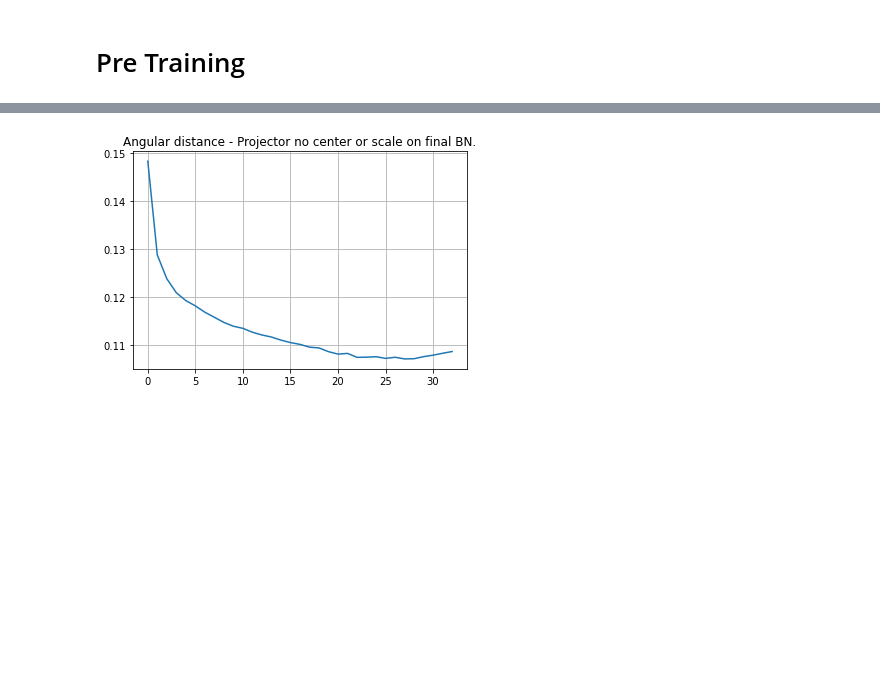
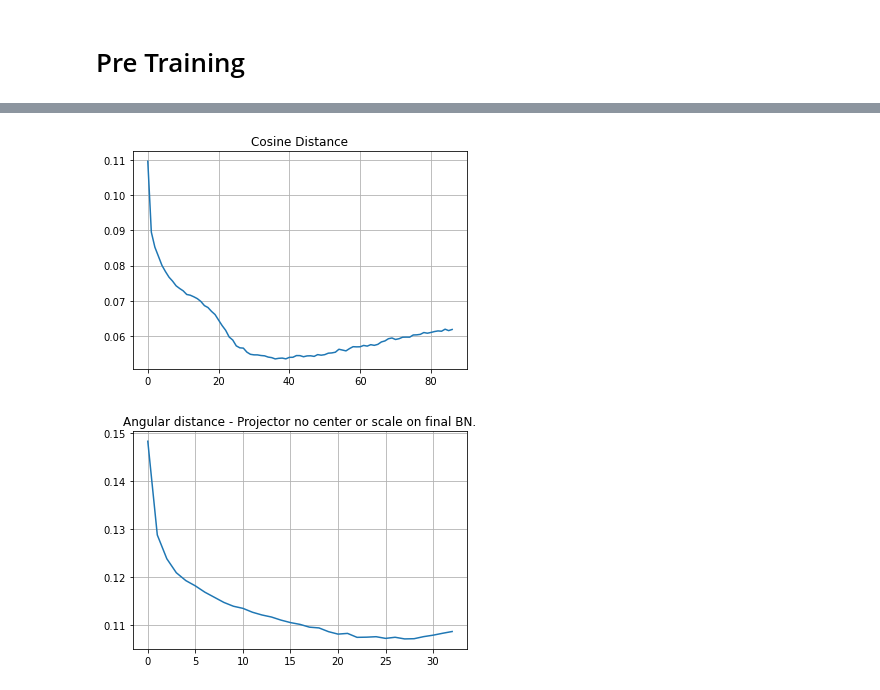
Before and after one commit to tensorflow/similarity, a Jupyter notebook: examples/unsupervised_hello_world.ipynb, the cells around one changed output, grey strips where cells are left out. Cells and saved outputs as stored; diff of their text form; code cells hidden in the pictures; blank space fills up the shorter version.

```diff
--- a/examples/unsupervised_hello_world.ipynb
+++ b/examples/unsupervised_hello_world.ipynb
@@ -145,18 +198,24 @@ ________________________________________________________________________________
 # %% [markdown]
 ## Predictor model
 # %%
-def get_predictor(dim, hiddin_dim=512, activation='relu'):
+def get_predictor(dim, hiddin_dim=512, activation="relu"):
     inputs = layers.Input(shape=(dim,))
 
-    x = layers.Dense(hiddin_dim, activation=activation, use_bias=False, kernel_regularizer=regularizers.l2(WEIGHT_DECAY))(inputs)
+    x = layers.Dense(
+        hiddin_dim,
+        activation=activation,
+        use_bias=False,
+        kernel_regularizer=regularizers.l2(WEIGHT_DECAY),
+    )(inputs)
     x = layers.BatchNormalization()(x)
 
     o = layers.Dense(dim)(x)
     projector = Model(inputs, o, name="predictor")
     return projector
 
-simsiam_predictor = get_predictor(2048)
-simsiam_predictor.summary()
+
+predictor = get_predictor(DIM)
+predictor.summary()
 # %% [output]
 Model: "predictor"
 _________________________________________________________________
@@ -179,15 +238,18 @@ _________________________________________________________________
 # %%
 # This loss is minimizing either the cosine distance or the angular
 # distance and should be between [0, 4]
-loss = SimSiamLoss(loss_type='angular_distance')
+loss = SimSiamLoss(projection_type="cosine_distance")
+# loss = Barlow()
 metrics = [[encoder_std], []]
 # %% [markdown]
 # Pre Training
 # %%
 contrastive_model = ContrastiveModel(
-    encoder_model=simsiam_encoder,
-    projector_model=simsiam_predictor,
-    swap_representation=True)
+    backbone_model=backbone,
+    projector_model=projector,
+    predictor_model=predictor,
+    method="simsiam",
+)
 
 early_stopping = tf.keras.callbacks.EarlyStopping(
     monitor="loss", patience=50, restore_best_weights=True
@@ -199,6 +261,8 @@ lr_decayed_fn = tf.keras.optimizers.schedules.CosineDecay(
 sgd = tf.keras.optimizers.SGD(lr_decayed_fn, momentum=0.6)
 contrastive_model.compile(optimizer=sgd, loss=loss, metrics=metrics)
 # %%
-contrastive_history = contrastive_model.fit(sampler, epochs=PRE_TRAIN_EPOCHS, callbacks=[early_stopping])
+contrastive_history = contrastive_model.fit(
+    sampler, epochs=PRE_TRAIN_EPOCHS, callbacks=[early_stopping]
+)
 # %% [output]
 Epoch 1/200
@@ -209 +287,8 @@ Epoch 3/200
+# %%
+plt.plot(contrastive_history.history["loss"])
+plt.grid()
+plt.title("Cosine Distance")
+plt.show()
+# %% [output]
+[figure, added]
 # %%
```
Also changed, not shown: parts of 34 cells of this notebook, 1 other file.
